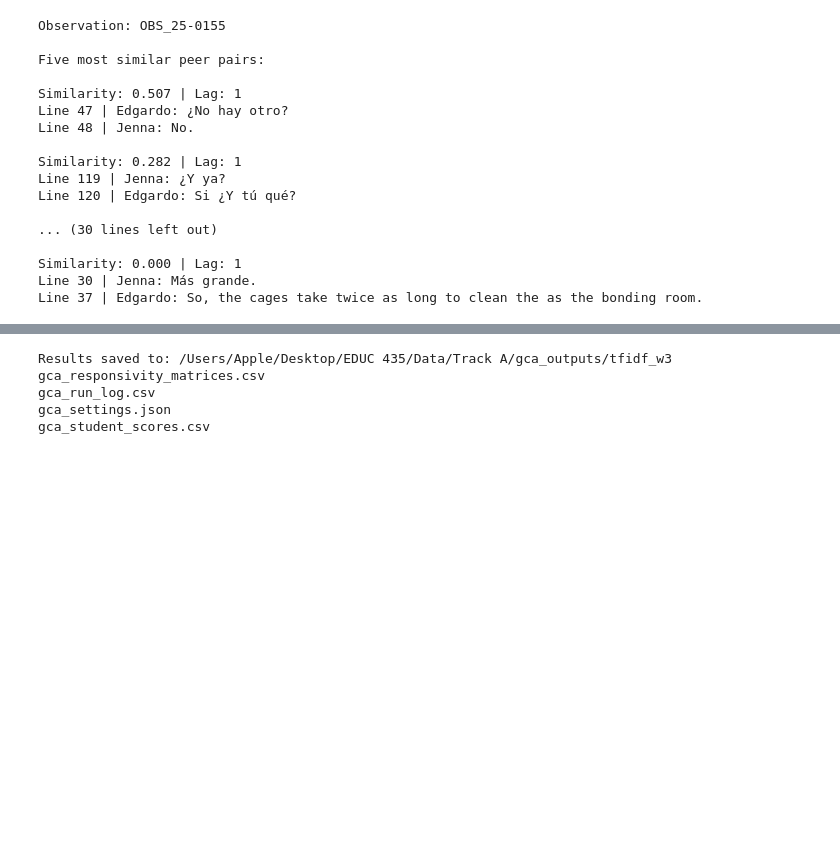
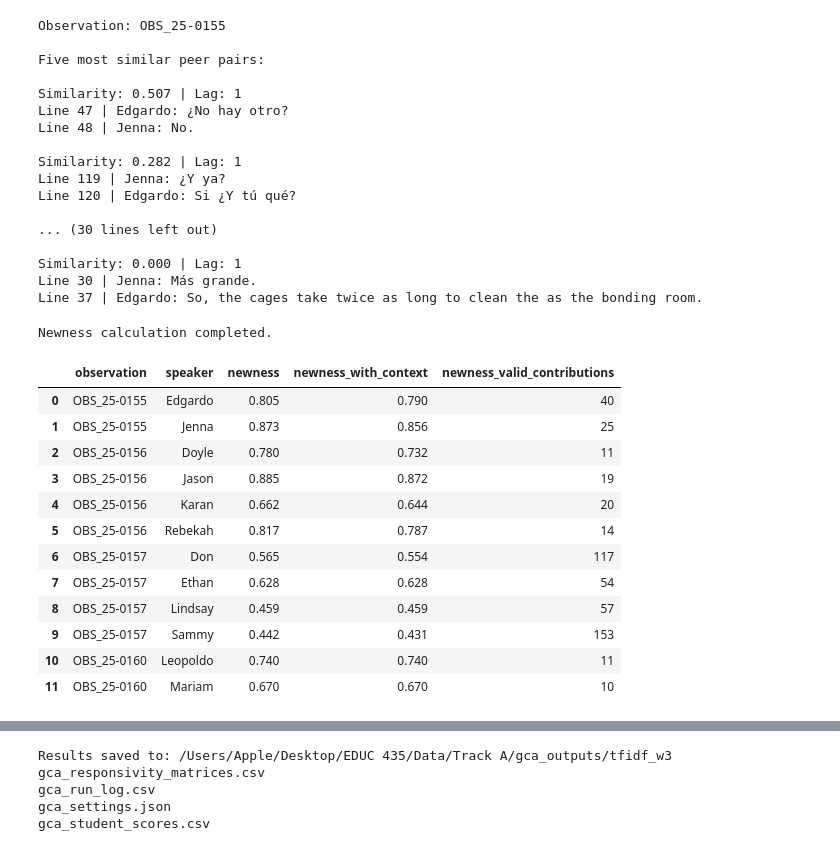
Before and after one commit to vishalku02/equitable-participation, a Jupyter notebook: A3 - Methods.ipynb, the cells around one changed output, grey strips where cells are left out. Drawn from its saved outputs; the diff is of its cells as text; code cells hidden in the pictures; blank space fills up the shorter version.

```diff
--- a/A3 - Methods.ipynb
+++ b/A3 - Methods.ipynb
@@ -728,0 +819,78 @@ Line 37 | Edgardo: So, the cages take twice as long to clean the as the bonding
+# %%
+newness_tables = []
+
+for observation_id, group in df_gca.groupby("observation", sort=True):
+    newness_tables.append(calculate_newness(group))
+
+newness_turns = pd.concat(
+    newness_tables,
+    ignore_index=True
+)
+
+# Also report a mean excluding contributions with no prior content.
+newness_turns["newness_with_context"] = (
+    newness_turns["newness"]
+    .where(newness_turns["has_prior_content"])
+)
+
+newness_summary = (
+    newness_turns
+    .groupby(["observation", "speaker"], as_index=False)
+    .agg(
+        newness=("newness", "mean"),
+        newness_with_context=("newness_with_context", "mean"),
+        newness_valid_contributions=("newness", "count")
+    )
+)
+
+# Allow this cell to be rerun without creating duplicate columns.
+new_columns = [
+    "newness",
+    "newness_with_context",
+    "newness_valid_contributions"
+]
+
+gca_results = (
+    gca_results
+    .drop(columns=new_columns, errors="ignore")
+    .merge(
+        newness_summary,
+        on=["observation", "speaker"],
+        how="left",
+        validate="one_to_one"
+    )
+)
+
+assert newness_turns["row_id"].is_unique
+
+valid_scores = newness_turns["newness"].dropna()
+assert valid_scores.between(0, 1).all()
+
+print("Newness calculation completed.")
+
+display(
+    gca_results[
+        ["observation", "speaker"] + new_columns
+    ].head(12).round(3)
+)
+
+display(
+    gca_results[
+        ["newness", "newness_with_context"]
+    ].describe().round(3)
+)
+# %% [output]
+Newness calculation completed.
+|  | observation | speaker | newness | newness_with_context | newness_valid_contributions |
+| 0 | OBS_25-0155 | Edgardo | 0.805 | 0.790 | 40 |
+| 1 | OBS_25-0155 | Jenna | 0.873 | 0.856 | 25 |
+| 2 | OBS_25-0156 | Doyle | 0.780 | 0.732 | 11 |
+| 3 | OBS_25-0156 | Jason | 0.885 | 0.872 | 19 |
+| 4 | OBS_25-0156 | Karan | 0.662 | 0.644 | 20 |
+| 5 | OBS_25-0156 | Rebekah | 0.817 | 0.787 | 14 |
+| 6 | OBS_25-0157 | Don | 0.565 | 0.554 | 117 |
+| 7 | OBS_25-0157 | Ethan | 0.628 | 0.628 | 54 |
+| 8 | OBS_25-0157 | Lindsay | 0.459 | 0.459 | 57 |
+| 9 | OBS_25-0157 | Sammy | 0.442 | 0.431 | 153 |
+| 10 | OBS_25-0160 | Leopoldo | 0.740 | 0.740 | 11 |
+| 11 | OBS_25-0160 | Mariam | 0.670 | 0.670 | 10 |
```
Also changed, not shown: parts of 3 cells of this notebook.
